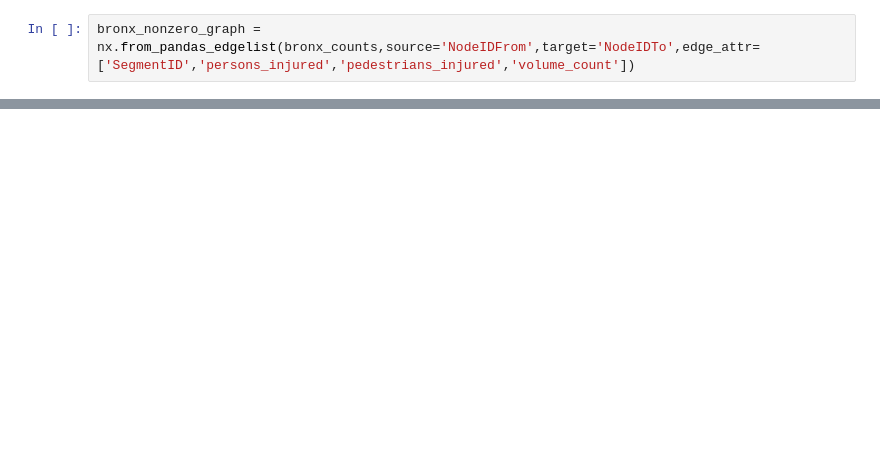
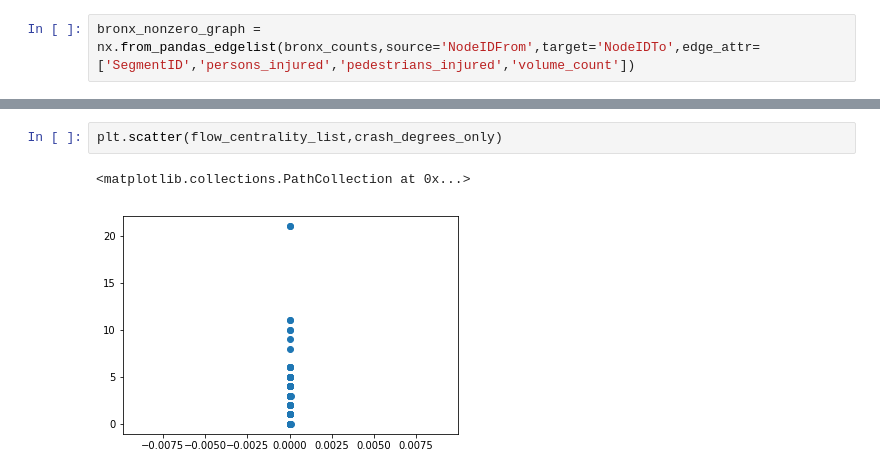
Before and after one commit to galowich/cee345, a Jupyter notebook: network_analysis.ipynb, the cells around one changed output, grey strips where cells are left out. Cells and saved outputs as stored; diff of their text form; blank space fills up the shorter version.

```diff
--- a/network_analysis.ipynb
+++ b/network_analysis.ipynb
@@ -91,0 +111,5 @@ crash_centrality = nx.betweenness_centrality(bronx_nonzero_graph,weight='persons
+# %%
+plt.scatter(flow_centrality_list,crash_degrees_only)
+# %% [output]
+<matplotlib.collections.PathCollection at 0x...>
+[figure, added]
```
Also changed, not shown: parts of 30 cells of this notebook, 1 other file.
